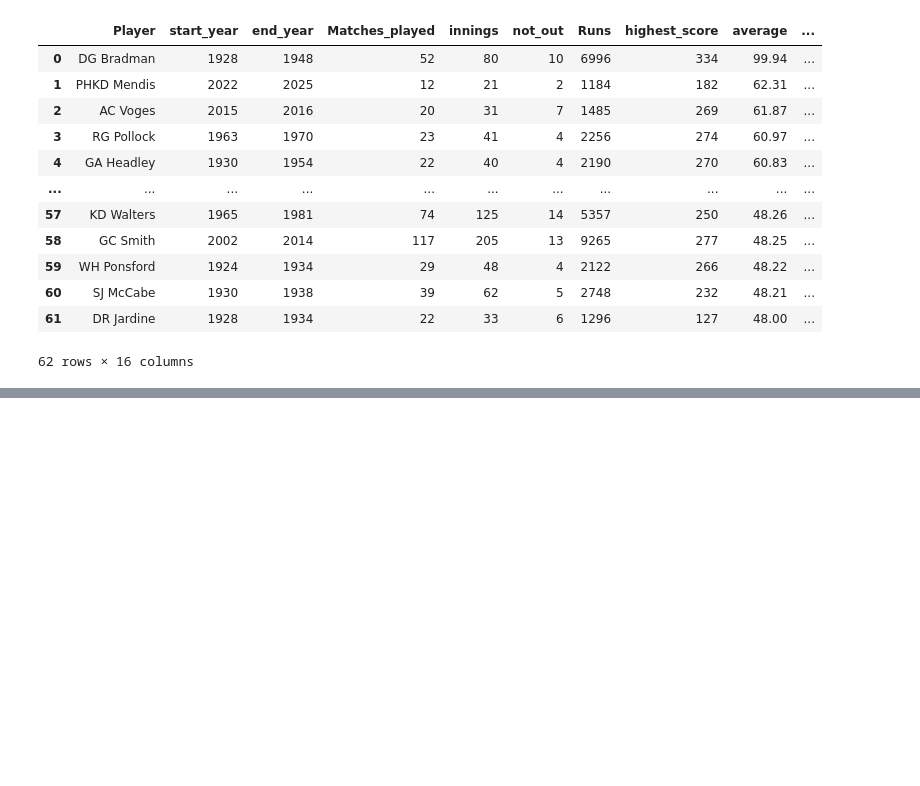
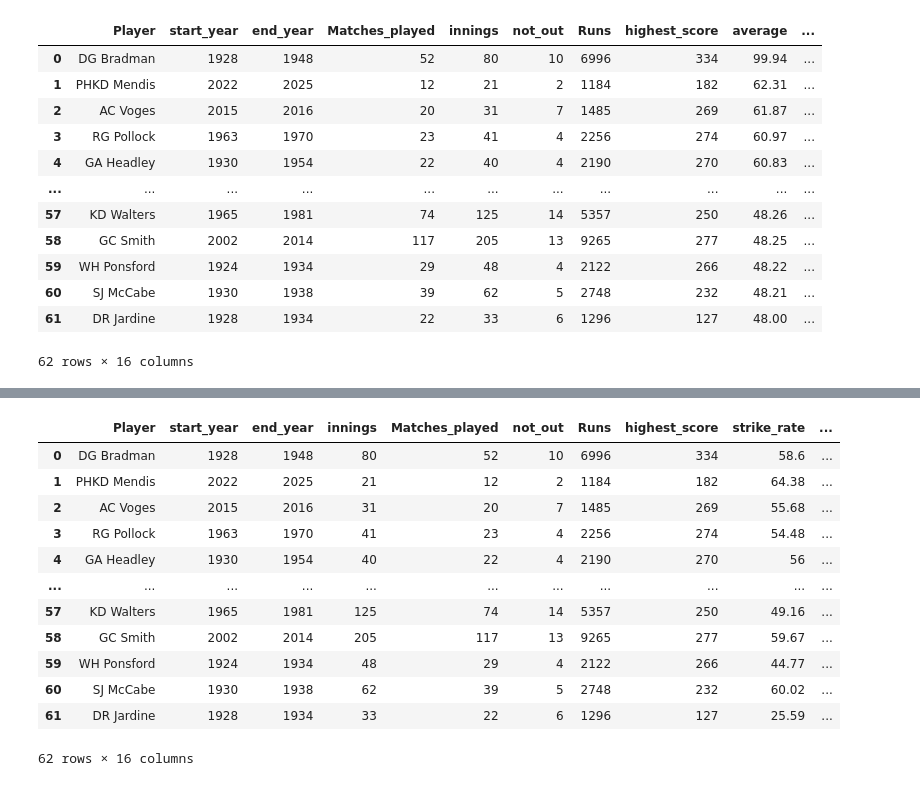
Before and after one commit to youexcellabs/Data-cleaning-using-pandas, a Jupyter notebook: pandas.ipynb, the cells around one changed output, grey strips where cells are left out. Drawn from its saved outputs; the diff is of its cells as text; code cells hidden in the pictures; blank space fills up the shorter version.

```diff
--- a/pandas.ipynb
+++ b/pandas.ipynb
@@ -631,0 +637,4 @@ df
+# %%
+new_ord=['Player', 'start_year', 'end_year', 'innings','Matches_played',
+       'not_out', 'Runs', 'highest_score', 'strike_rate','average', '100',
+       '50', '0', 'balls_faced', '4s', '6s']
@@ -631,0 +660,18 @@ df
+# %%
+df=df[new_ord]
+# %%
+df
+# %% [output]
+|  | Player | start_year | end_year | innings | Matches_played | not_out | Runs | highest_score | strike_rate | ... |
+| 0 | DG Bradman | 1928 | 1948 | 80 | 52 | 10 | 6996 | 334 | 58.6 | ... |
+| 1 | PHKD Mendis | 2022 | 2025 | 21 | 12 | 2 | 1184 | 182 | 64.38 | ... |
+| 2 | AC Voges | 2015 | 2016 | 31 | 20 | 7 | 1485 | 269 | 55.68 | ... |
+| 3 | RG Pollock | 1963 | 1970 | 41 | 23 | 4 | 2256 | 274 | 54.48 | ... |
+| 4 | GA Headley | 1930 | 1954 | 40 | 22 | 4 | 2190 | 270 | 56 | ... |
+| ... | ... | ... | ... | ... | ... | ... | ... | ... | ... | ... |
+| 57 | KD Walters | 1965 | 1981 | 125 | 74 | 14 | 5357 | 250 | 49.16 | ... |
+| 58 | GC Smith | 2002 | 2014 | 205 | 117 | 13 | 9265 | 277 | 59.67 | ... |
+| 59 | WH Ponsford | 1924 | 1934 | 48 | 29 | 4 | 2122 | 266 | 44.77 | ... |
+| 60 | SJ McCabe | 1930 | 1938 | 62 | 39 | 5 | 2748 | 232 | 60.02 | ... |
+| 61 | DR Jardine | 1928 | 1934 | 33 | 22 | 6 | 1296 | 127 | 25.59 | ... |
+62 rows × 16 columns
```
Also changed, not shown: parts of 3 cells of this notebook.
